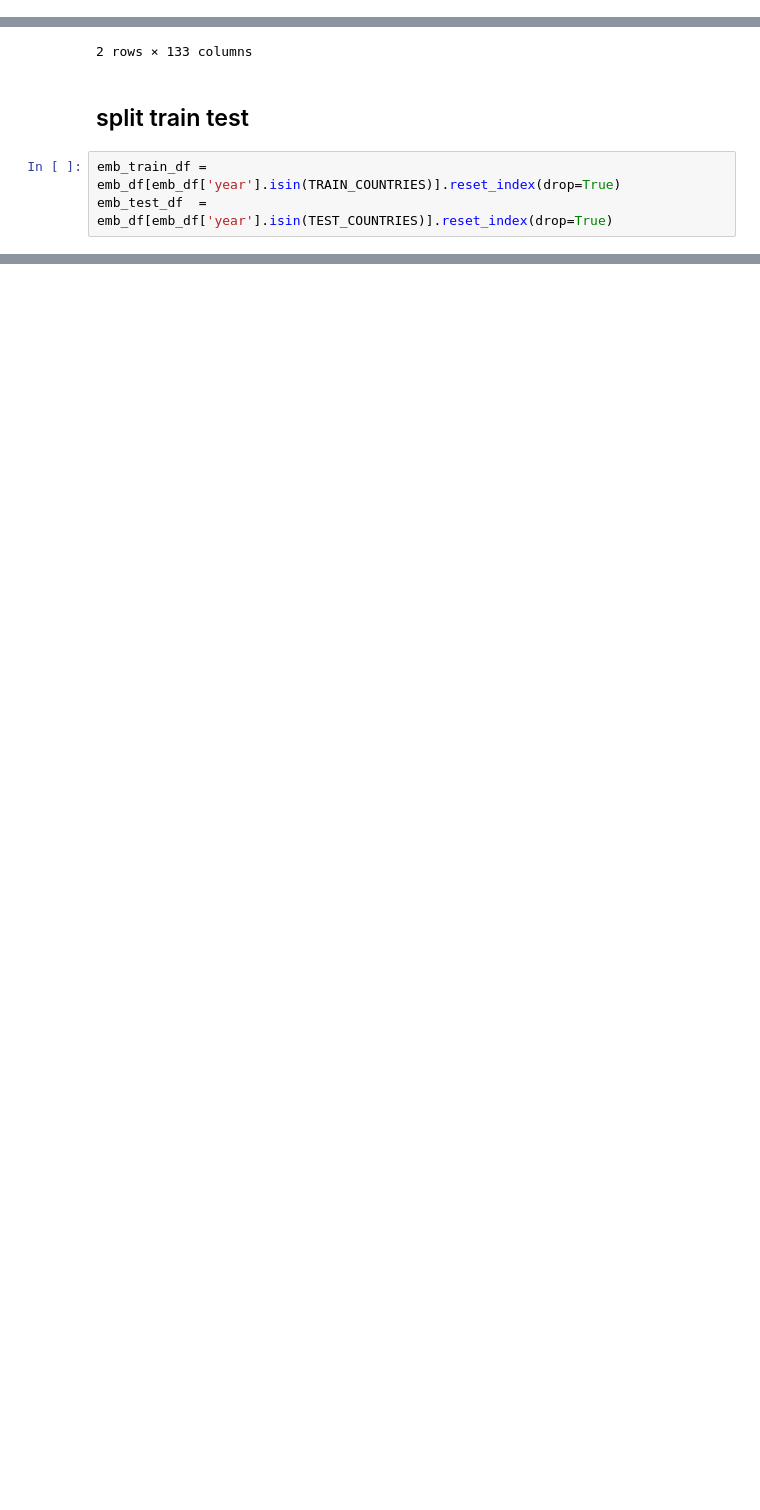
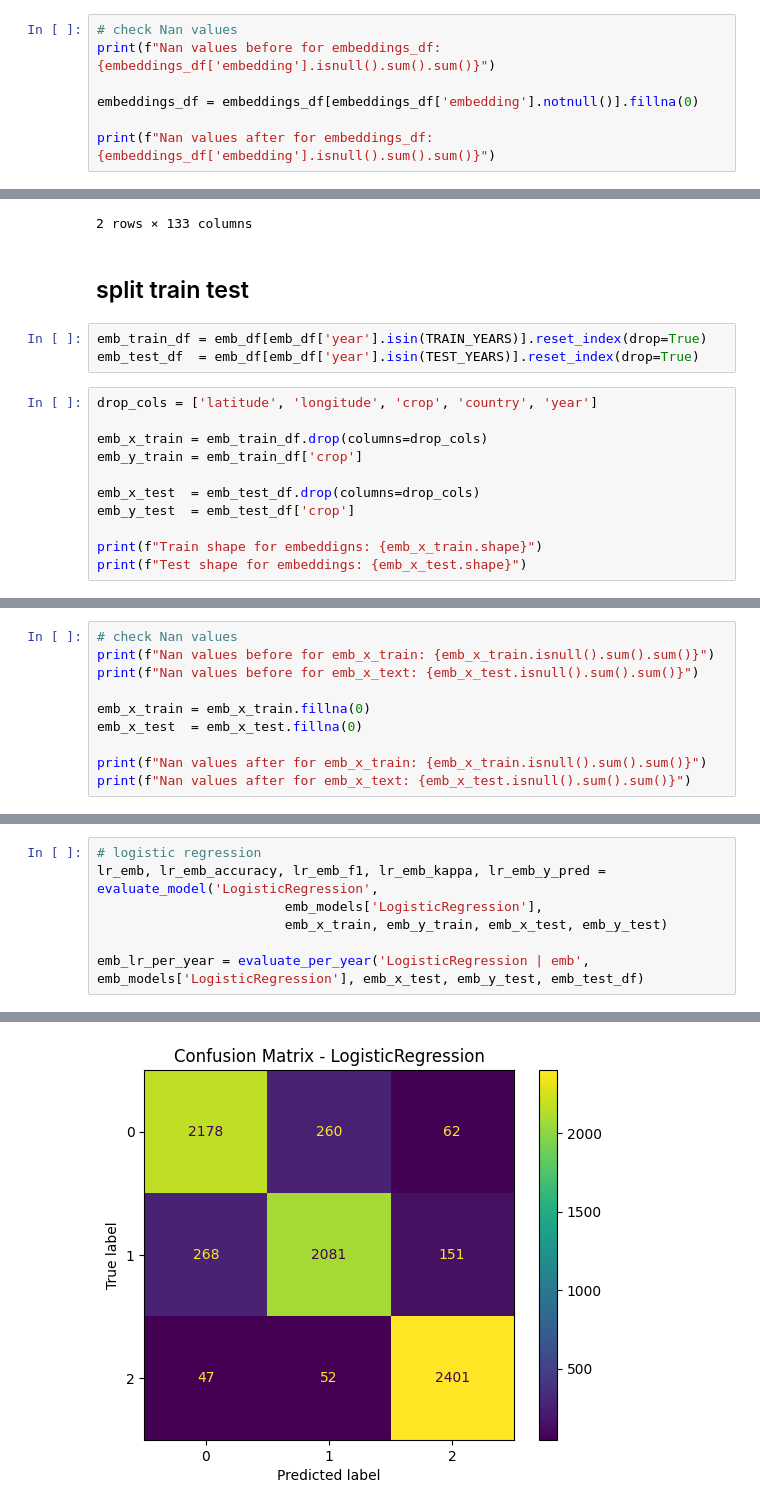
Before and after one commit to beatrizbsperes/SpatialTemporal_generalization_of_SITS_FM, a Jupyter notebook: 6_temporal_generalization.ipynb, the cells around one changed output, grey strips where cells are left out. Drawn from its saved outputs; the diff is of its cells as text; blank space fills up the shorter version.

```diff
--- a/6_temporal_generalization.ipynb
+++ b/6_temporal_generalization.ipynb
@@ -461,3 +495,10 @@ Embedding length: 128
 Crops on embedding df: ['maize_corn_popcorn' 'potatoes' 'winter_barley']
 Years on embedding df: [2018 2019 2020 2021 2022 2023]
 Country on embedding df: ['fr']
+# %%
+# check Nan values
+print(f"Nan values before for embeddings_df: {embeddings_df['embedding'].isnull().sum().sum()}")
+
+embeddings_df = embeddings_df[embeddings_df['embedding'].notnull()].fillna(0)
+
+print(f"Nan values after for embeddings_df: {embeddings_df['embedding'].isnull().sum().sum()}")
@@ -512,5 +556,16 @@ emb_df.head(2)
 # %% [markdown]
 ## split train test
 # %%
-emb_train_df = emb_df[emb_df['year'].isin(TRAIN_COUNTRIES)].reset_index(drop=True)
-emb_test_df  = emb_df[emb_df['year'].isin(TEST_COUNTRIES)].reset_index(drop=True)
+emb_train_df = emb_df[emb_df['year'].isin(TRAIN_YEARS)].reset_index(drop=True)
+emb_test_df  = emb_df[emb_df['year'].isin(TEST_YEARS)].reset_index(drop=True)
+# %%
+drop_cols = ['latitude', 'longitude', 'crop', 'country', 'year']
+
+emb_x_train = emb_train_df.drop(columns=drop_cols)
+emb_y_train = emb_train_df['crop']
+
+emb_x_test  = emb_test_df.drop(columns=drop_cols)
+emb_y_test  = emb_test_df['crop']
+
+print(f"Train shape for embeddigns: {emb_x_train.shape}")
+print(f"Test shape for embeddings: {emb_x_test.shape}")
@@ -516,0 +575,10 @@ emb_test_df  = emb_df[emb_df['year'].isin(TEST_COUNTRIES)].reset_index(drop=True
+# %%
+# check Nan values
+print(f"Nan values before for emb_x_train: {emb_x_train.isnull().sum().sum()}")
+print(f"Nan values before for emb_x_text: {emb_x_test.isnull().sum().sum()}")
+
+emb_x_train = emb_x_train.fillna(0)
+emb_x_test  = emb_x_test.fillna(0)
+
+print(f"Nan values after for emb_x_train: {emb_x_train.isnull().sum().sum()}")
+print(f"Nan values after for emb_x_text: {emb_x_test.isnull().sum().sum()}")
@@ -516,0 +598,8 @@ emb_test_df  = emb_df[emb_df['year'].isin(TEST_COUNTRIES)].reset_index(drop=True
+# %%
+# logistic regression
+lr_emb, lr_emb_accuracy, lr_emb_f1, lr_emb_kappa, lr_emb_y_pred = evaluate_model('LogisticRegression',
+                        emb_models['LogisticRegression'],
+                        emb_x_train, emb_y_train, emb_x_test, emb_y_test)
+
+emb_lr_per_year = evaluate_per_year('LogisticRegression | emb', emb_models['LogisticRegression'], emb_x_test, emb_y_test, emb_test_df)
+# %% [output]
@@ -516,0 +616 @@ emb_test_df  = emb_df[emb_df['year'].isin(TEST_COUNTRIES)].reset_index(drop=True
+[figure, added]
```
Also changed, not shown: parts of 40 cells of this notebook.
